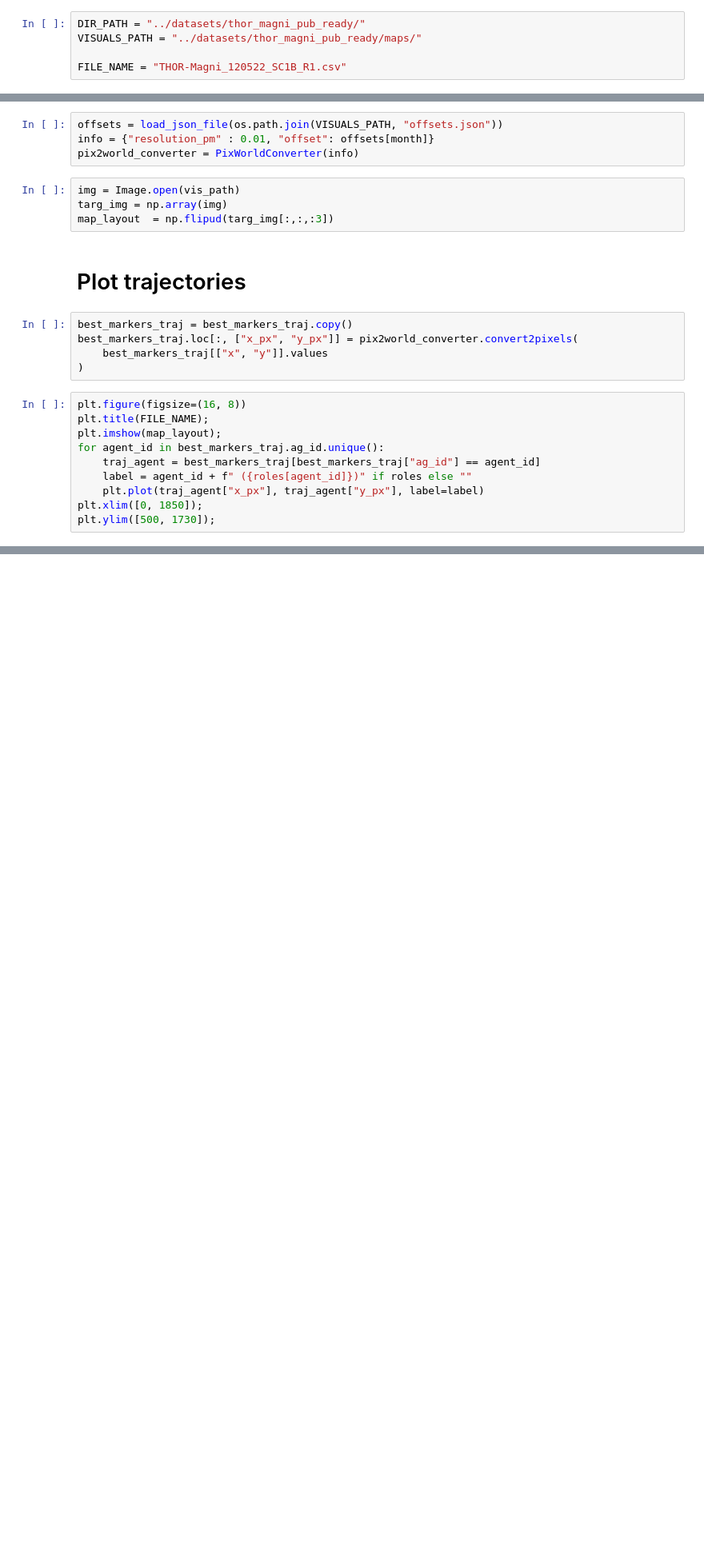
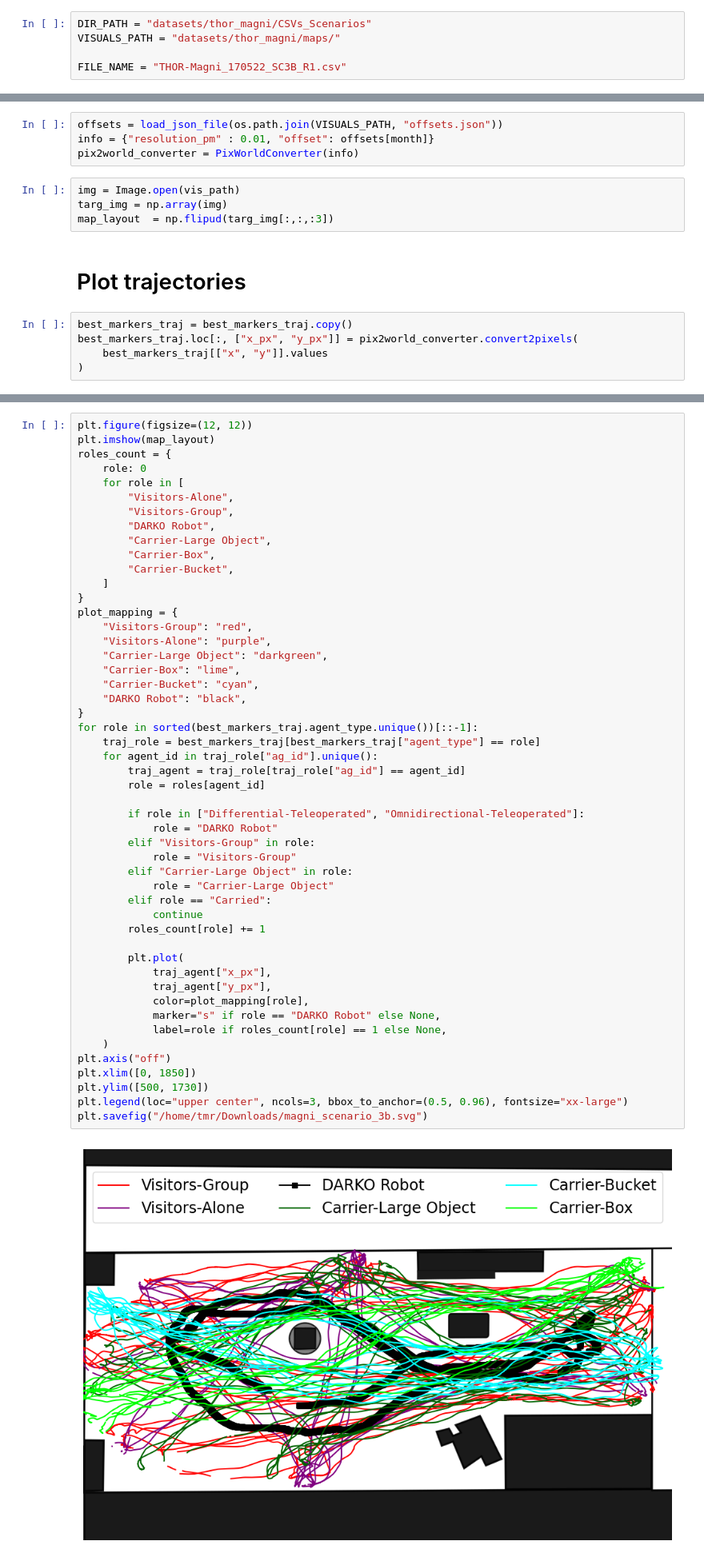
Before and after one commit to tmralmeida/thor-magni-tools, a Jupyter notebook: notebooks/preprocessing/4-maps_visualization.ipynb, the cells around one changed output, grey strips where cells are left out. Shown: that part at 80% size. Cells and saved outputs as stored; diff of their text form; blank space fills up the shorter version.

```diff
--- a/notebooks/preprocessing/4-maps_visualization.ipynb
+++ b/notebooks/preprocessing/4-maps_visualization.ipynb
@@ -15,8 +34,8 @@ from thor_magni_tools.io import load_json_file
 # %%
-DIR_PATH = "../datasets/thor_magni_pub_ready/"
-VISUALS_PATH = "../datasets/thor_magni_pub_ready/maps/"
+DIR_PATH = "datasets/thor_magni/CSVs_Scenarios"
+VISUALS_PATH = "datasets/thor_magni/maps/"
 
-FILE_NAME = "THOR-Magni_120522_SC1B_R1.csv"
+FILE_NAME = "THOR-Magni_170522_SC3B_R1.csv"
 # %%
 experiment_info = FILE_NAME.split("_")
 date, scenario = experiment_info[1][:4], experiment_info[2]
@@ -81,13 +100,3 @@ best_markers_traj = best_markers_traj.copy()
 best_markers_traj.loc[:, ["x_px", "y_px"]] = pix2world_converter.convert2pixels(
     best_markers_traj[["x", "y"]].values
 )
-# %%
-plt.figure(figsize=(16, 8))
-plt.title(FILE_NAME);
-plt.imshow(map_layout);
-for agent_id in best_markers_traj.ag_id.unique():
-    traj_agent = best_markers_traj[best_markers_traj["ag_id"] == agent_id]
-    label = agent_id + f" ({roles[agent_id]})" if roles else ""
-    plt.plot(traj_agent["x_px"], traj_agent["y_px"], label=label)
-plt.xlim([0, 1850]);
-plt.ylim([500, 1730]);
@@ -95,0 +103,52 @@ plt.ylim([500, 1730]);
+# %%
+plt.figure(figsize=(12, 12))
+plt.imshow(map_layout)
+roles_count = {
+    role: 0
+    for role in [
+        "Visitors-Alone",
+        "Visitors-Group",
+        "DARKO Robot",
+        "Carrier-Large Object",
+        "Carrier-Box",
+        "Carrier-Bucket",
+    ]
+}
+plot_mapping = {
+    "Visitors-Group": "red",
+    "Visitors-Alone": "purple",
+    "Carrier-Large Object": "darkgreen",
+    "Carrier-Box": "lime",
+    "Carrier-Bucket": "cyan",
+    "DARKO Robot": "black",
+}
+for role in sorted(best_markers_traj.agent_type.unique())[::-1]:
+    traj_role = best_markers_traj[best_markers_traj["agent_type"] == role]
+    for agent_id in traj_role["ag_id"].unique():
+        traj_agent = traj_role[traj_role["ag_id"] == agent_id]
+        role = roles[agent_id]
+
+        if role in ["Differential-Teleoperated", "Omnidirectional-Teleoperated"]:
+            role = "DARKO Robot"
+        elif "Visitors-Group" in role:
+            role = "Visitors-Group"
+        elif "Carrier-Large Object" in role:
+            role = "Carrier-Large Object"
+        elif role == "Carried":
+            continue
+        roles_count[role] += 1
+
+        plt.plot(
+            traj_agent["x_px"],
+            traj_agent["y_px"],
+            color=plot_mapping[role],
+            marker="s" if role == "DARKO Robot" else None,
+            label=role if roles_count[role] == 1 else None,
+    )
+plt.axis("off")
+plt.xlim([0, 1850])
+plt.ylim([500, 1730])
+plt.legend(loc="upper center", ncols=3, bbox_to_anchor=(0.5, 0.96), fontsize="xx-large")
+plt.savefig("/home/tmr/Downloads/magni_scenario_3b.svg")
+# %% [output]
+[figure, added]
```
Also changed, not shown: parts of 2 cells of this notebook, 4 other files.
